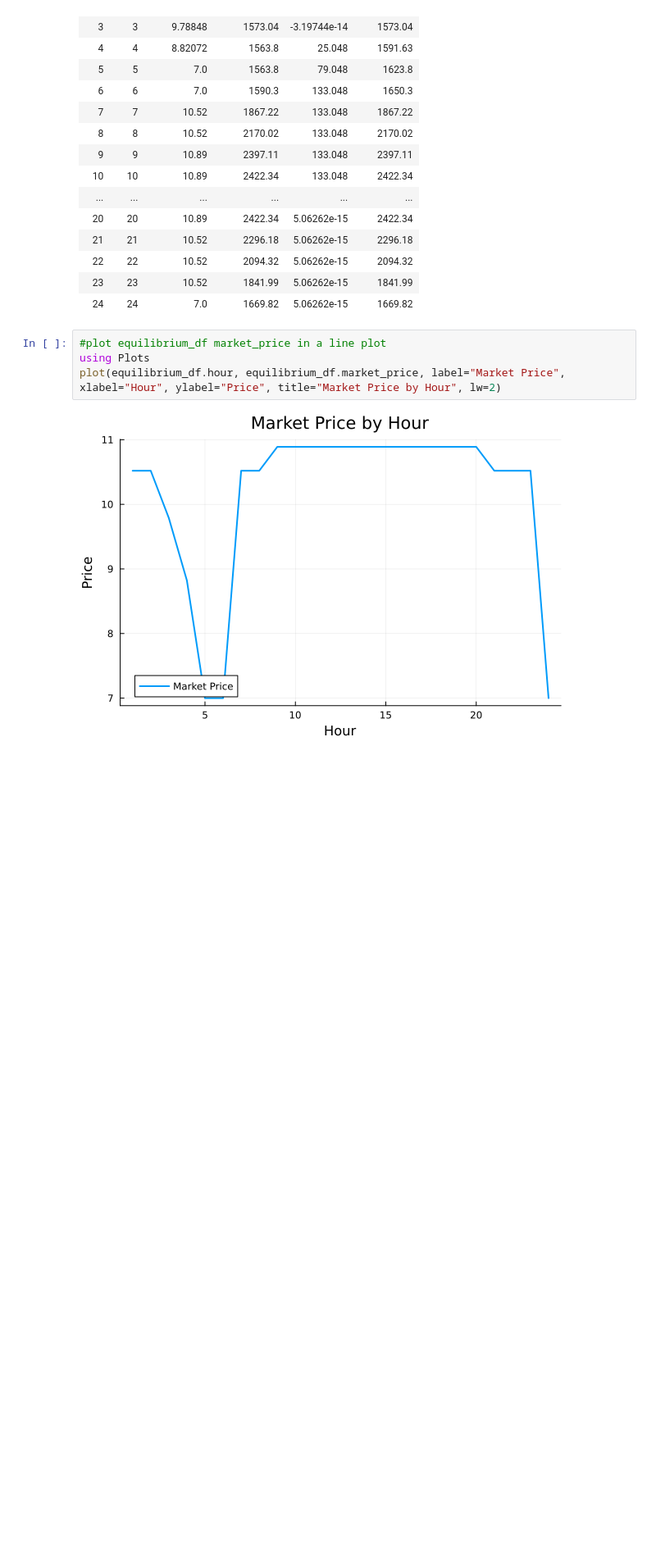
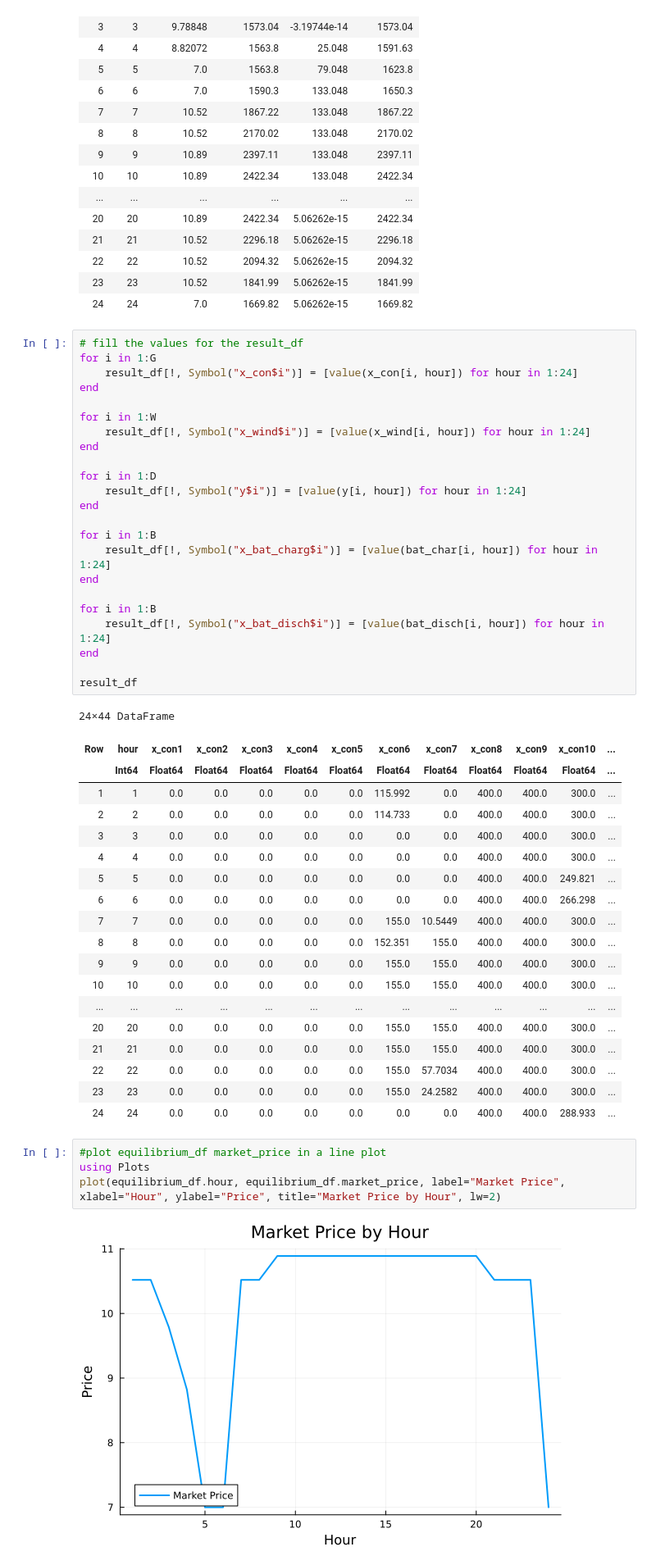
Before and after one commit to Max-f123/Renewables_in_Electricity_Markets, a Jupyter notebook: Task2/model2.ipynb, the cells around one changed output. Shown: that part at 82% size. Cells and saved outputs as stored; diff of their text form; blank space fills up the shorter version.

```diff
--- a/Task2/model2.ipynb
+++ b/Task2/model2.ipynb
@@ -295,6 +295,49 @@ equilibrium_df
 | 22 | 22 | 10.52 | 2094.32 | 5.06262e-15 | 2094.32 |
 | 23 | 23 | 10.52 | 1841.99 | 5.06262e-15 | 1841.99 |
 | 24 | 24 | 7.0 | 1669.82 | 5.06262e-15 | 1669.82 |
+# %%
+# fill the values for the result_df
+for i in 1:G
+    result_df[!, Symbol("x_con$i")] = [value(x_con[i, hour]) for hour in 1:24]
+end
+
+for i in 1:W
+    result_df[!, Symbol("x_wind$i")] = [value(x_wind[i, hour]) for hour in 1:24]
+end
+
+for i in 1:D
+    result_df[!, Symbol("y$i")] = [value(y[i, hour]) for hour in 1:24]
+end
+
+for i in 1:B
+    result_df[!, Symbol("x_bat_charg$i")] = [value(bat_char[i, hour]) for hour in 1:24]
+end
+
+for i in 1:B
+    result_df[!, Symbol("x_bat_disch$i")] = [value(bat_disch[i, hour]) for hour in 1:24]
+end
+
+result_df
+# %% [output]
+24×44 DataFrame
+| Row | hour | x_con1 | x_con2 | x_con3 | x_con4 | x_con5 | x_con6 | x_con7 | x_con8 | x_con9 | x_con10 | ... |
+|  | Int64 | Float64 | Float64 | Float64 | Float64 | Float64 | Float64 | Float64 | Float64 | Float64 | Float64 | ... |
+| 1 | 1 | 0.0 | 0.0 | 0.0 | 0.0 | 0.0 | 115.992 | 0.0 | 400.0 | 400.0 | 300.0 | ... |
+| 2 | 2 | 0.0 | 0.0 | 0.0 | 0.0 | 0.0 | 114.733 | 0.0 | 400.0 | 400.0 | 300.0 | ... |
+| 3 | 3 | 0.0 | 0.0 | 0.0 | 0.0 | 0.0 | 0.0 | 0.0 | 400.0 | 400.0 | 300.0 | ... |
+| 4 | 4 | 0.0 | 0.0 | 0.0 | 0.0 | 0.0 | 0.0 | 0.0 | 400.0 | 400.0 | 300.0 | ... |
+| 5 | 5 | 0.0 | 0.0 | 0.0 | 0.0 | 0.0 | 0.0 | 0.0 | 400.0 | 400.0 | 249.821 | ... |
+| 6 | 6 | 0.0 | 0.0 | 0.0 | 0.0 | 0.0 | 0.0 | 0.0 | 400.0 | 400.0 | 266.298 | ... |
+| 7 | 7 | 0.0 | 0.0 | 0.0 | 0.0 | 0.0 | 155.0 | 10.5449 | 400.0 | 400.0 | 300.0 | ... |
+| 8 | 8 | 0.0 | 0.0 | 0.0 | 0.0 | 0.0 | 152.351 | 155.0 | 400.0 | 400.0 | 300.0 | ... |
+| 9 | 9 | 0.0 | 0.0 | 0.0 | 0.0 | 0.0 | 155.0 | 155.0 | 400.0 | 400.0 | 300.0 | ... |
+| 10 | 10 | 0.0 | 0.0 | 0.0 | 0.0 | 0.0 | 155.0 | 155.0 | 400.0 | 400.0 | 300.0 | ... |
+| ... | ... | ... | ... | ... | ... | ... | ... | ... | ... | ... | ... | ... |
+| 20 | 20 | 0.0 | 0.0 | 0.0 | 0.0 | 0.0 | 155.0 | 155.0 | 400.0 | 400.0 | 300.0 | ... |
+| 21 | 21 | 0.0 | 0.0 | 0.0 | 0.0 | 0.0 | 155.0 | 155.0 | 400.0 | 400.0 | 300.0 | ... |
+| 22 | 22 | 0.0 | 0.0 | 0.0 | 0.0 | 0.0 | 155.0 | 57.7034 | 400.0 | 400.0 | 300.0 | ... |
+| 23 | 23 | 0.0 | 0.0 | 0.0 | 0.0 | 0.0 | 155.0 | 24.2582 | 400.0 | 400.0 | 300.0 | ... |
+| 24 | 24 | 0.0 | 0.0 | 0.0 | 0.0 | 0.0 | 0.0 | 0.0 | 400.0 | 400.0 | 288.933 | ... |
 # %%
 #plot equilibrium_df market_price in a line plot
 using Plots
```
Also changed, not shown: 6 other files.
